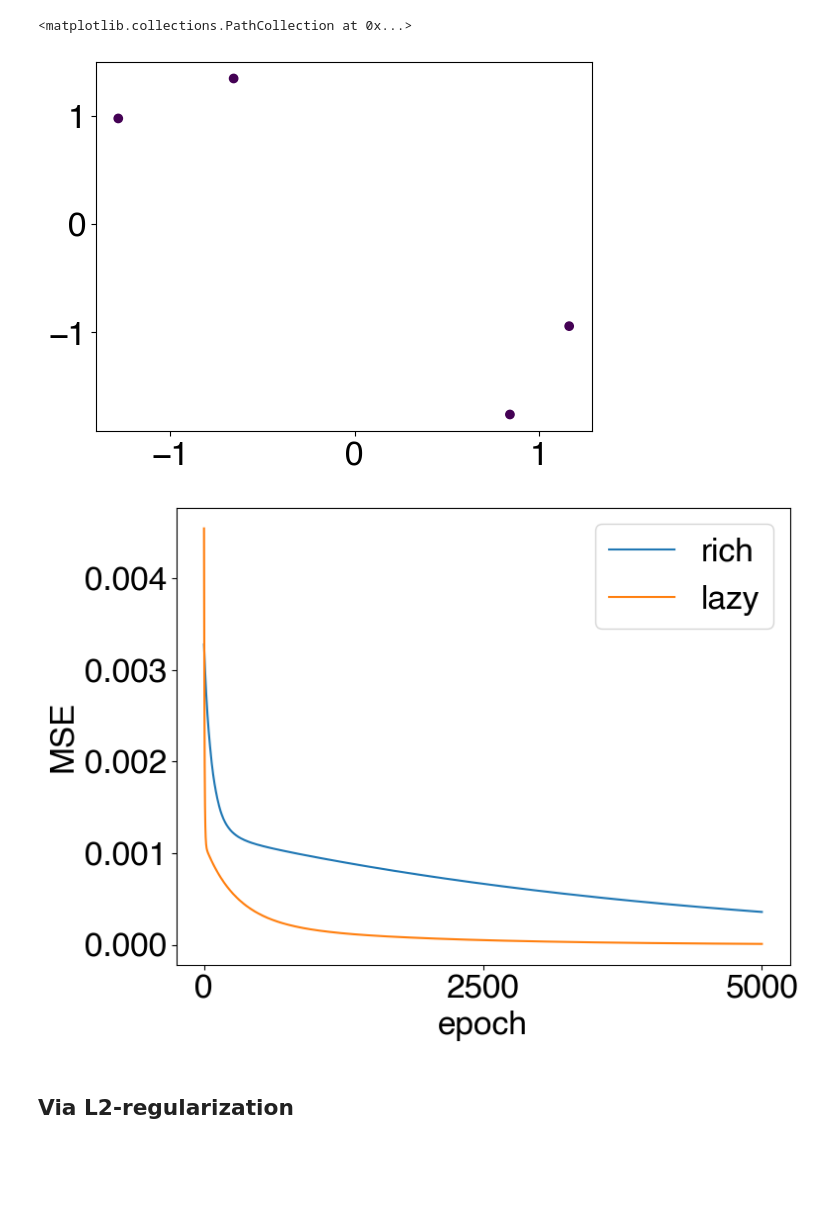
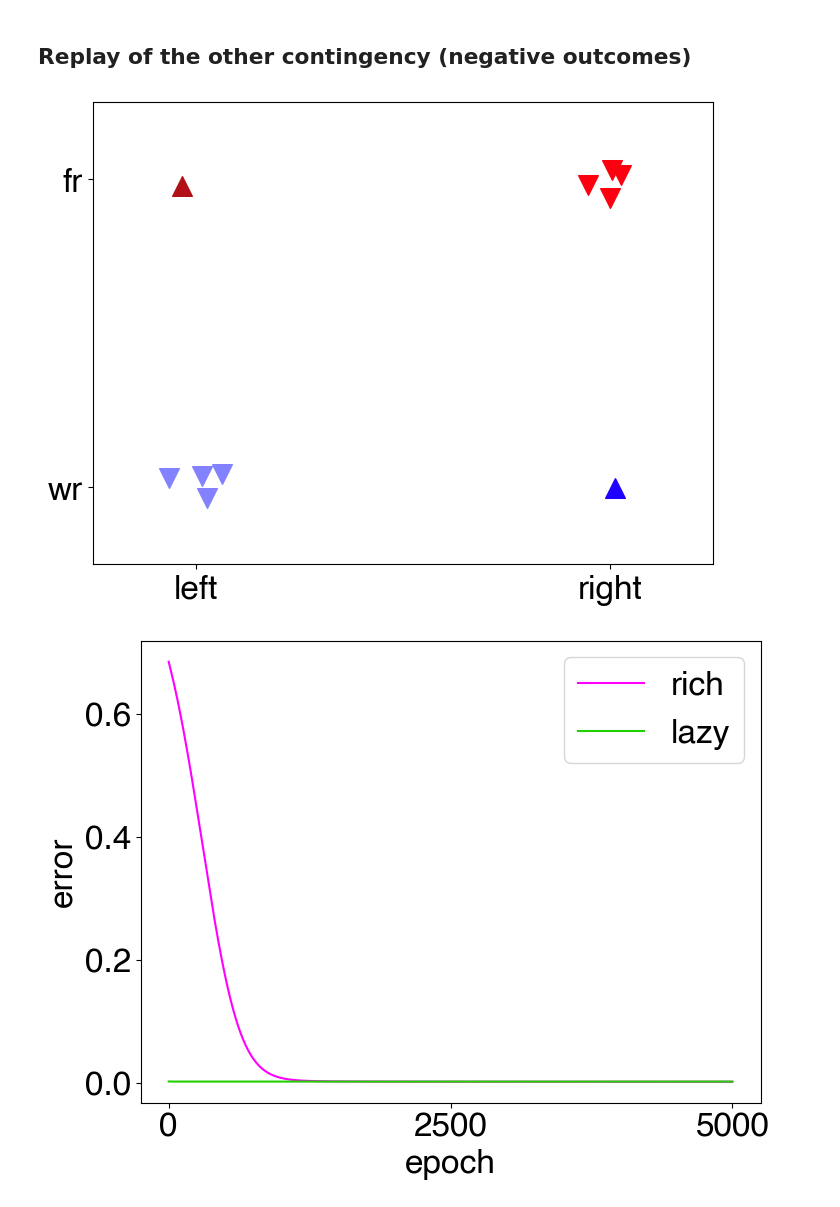
Before and after one commit to vandermeerlab/replay_task_rep, a Jupyter notebook: simulations/Fig3_bev_replay_bias.ipynb, the cells around one changed output. Saved outputs shown, nothing was run; the diff lists cells and outputs as text; code cells hidden in the pictures; blank space fills up the shorter version.

```diff
--- a/simulations/Fig3_bev_replay_bias.ipynb
+++ b/simulations/Fig3_bev_replay_bias.ipynb
@@ -103,37 +83,30 @@ for w_i, weight in enumerate(model_titles):
+# %% [markdown]
+## Replay of the other contingency (negative outcomes)
 # %%
-bev_bias_models = []
-for model in models:
-    bev_bias_models.append(copy.deepcopy(model))
+replay_bias_x1 = np.array ([1., -1.] * 4 + [1., -1.], dtype = np.float32)
+replay_bias_x2 = np.array ([1., -1.] * 4 + [-1., 1.], dtype = np.float32)
+replay_bias_y_np  = np.array ([-1., -1.] * 4 + [1., 1.],dtype = np.float32)
 
-bev_bias_x1 = np.array ([-1., 1., -1., 1.],  dtype = np.float32)
-bev_bias_x2 = np.array ([1., -1., 1., -1.], dtype = np.float32)
-bev_bias_y  = np.array ([1., 1., 1., 1.],dtype = np.float32)
+replay_bias_X, replay_bias_y = create_xor_dataset(replay_bias_x1, replay_bias_x2, replay_bias_y_np, n_repeats=1, noise_lev=0.05)
 
-bev_bias_X, bev_bias_y = create_xor_dataset(bev_bias_x1, bev_bias_x2, bev_bias_y, n_repeats=1, noise_lev=0.5)
-
-plt.scatter(bev_bias_X[:, 0], bev_bias_X[:, 1], c = bev_bias_y)
-# plt.xlim(-1.5, 1.5)
-# plt.ylim(-1.5, 1.5)
+fig, ax = plot_task_rep(replay_bias_X, replay_bias_y, colors=[COLORS['right_fr'], COLORS['left_wr']] * 4 + [COLORS['right_wr'], COLORS['left_fr']])
+fig.set_size_inches((8, 6))
+# fig.savefig("replay_bias_inputs.svg")
 # %% [output]
-<matplotlib.collections.PathCollection at 0x...>
-[figure, old version]
+[figure, new version]
 # %%
-n_runs = 20
-n_epochs = 5000  # Number of epochs
-
-lr = 2e-3  # Learning rate
-
-bev_bias_losses = np.zeros((2, n_runs, n_epochs))
+replay_bias_models = []
+replay_bias_losses = np.zeros((2, n_runs, n_epochs))
 # Training
-for m_i, bev_bias_model in enumerate([bev_bias_models[0], bev_bias_models[-1]]):
+for m_i, bev_bias_model in enumerate(bev_bias_models):
     for r_i in range(n_runs):
-        bev_bias_loss_per_run, _ = train_MLP(bev_bias_model, bev_bias_X, bev_bias_y, n_epochs=n_epochs, lr=lr)
-        bev_bias_losses[m_i, r_i, :] = bev_bias_loss_per_run
+        model = copy.deepcopy(bev_bias_model)
+        loss_per_run, _ = train_MLP(model, replay_bias_X, replay_bias_y, n_epochs=n_epochs, lr=lr)
+        replay_bias_losses[m_i, r_i, :] = loss_per_run
+    replay_bias_models.append(model)
 # %%
 # Plotting losses after repeated training of one contingency
-fig = plot_var(bev_bias_losses, y_ticks=None, fig_size=(8, 6))
-# fig.savefig("bev_bias_loss_noise.svg")
+fig, ax = plot_var(replay_bias_losses, fig_size=(8, 6))
+# fig.savefig("replay_bias_loss.svg")
 # %% [output]
-[figure, old version]
+[figure, new version]
-# %% [markdown]
-## Via L2-regularization
```
Also changed, not shown: parts of 20 cells of this notebook, 8 other files.
